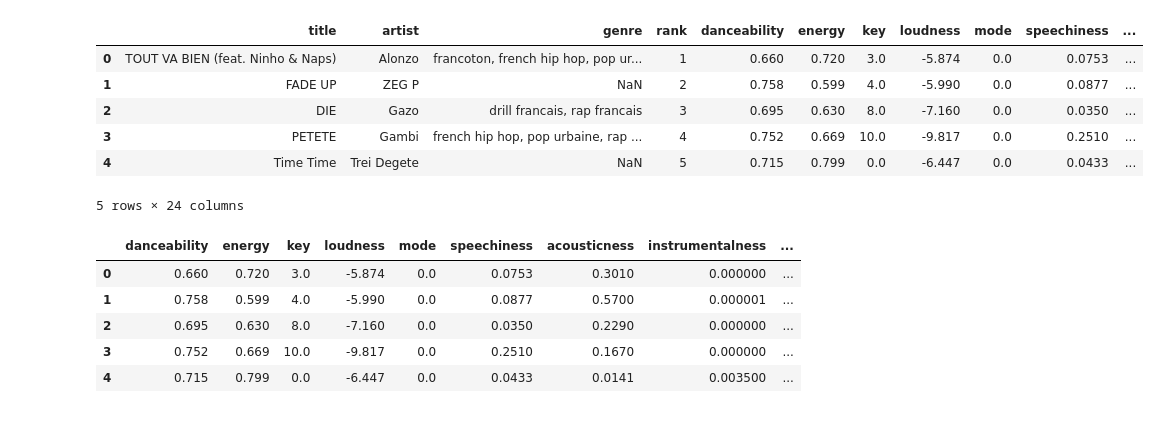
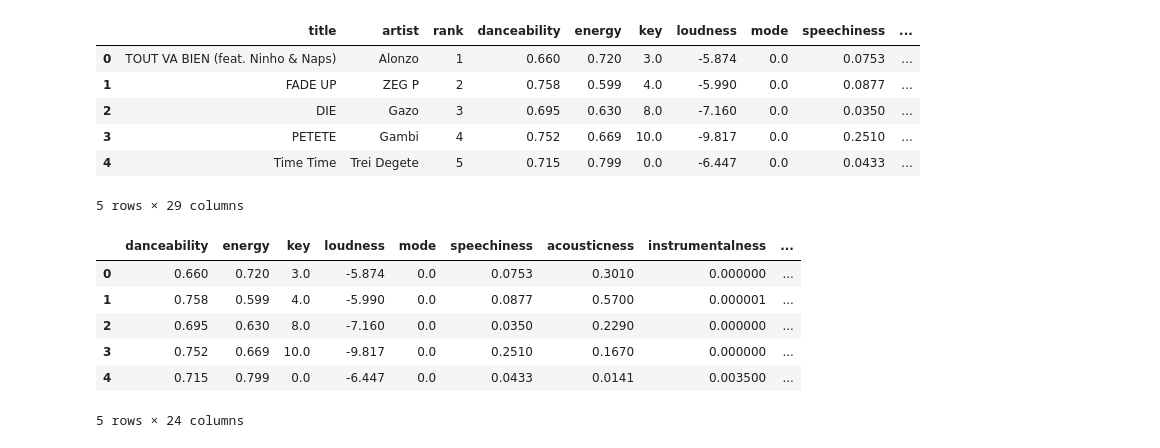
Before and after one commit to JustNao/NF21, a Jupyter notebook: dl_test.ipynb, the cells around one changed output. Saved outputs shown, nothing was run; the diff lists cells and outputs as text; code cells hidden in the pictures.

```diff
--- a/dl_test.ipynb
+++ b/dl_test.ipynb
@@ -11,20 +11,21 @@ from sklearn.decomposition import PCA
 # %%
 top = pd.read_csv('top200.csv')
 bottom = pd.read_csv('bottom200.csv')
 top['type'] = 0 # 0 for top
 bottom['type'] = 1 # 1 for bottom
 df = pd.concat([top, bottom], ignore_index=True)
+df = pd.get_dummies(df, columns=['genre'])
 df.head()
 # %% [output]
-|  | title | artist | genre | rank | danceability | energy | key | loudness | mode | speechiness | ... |
-| 0 | TOUT VA BIEN (feat. Ninho & Naps) | Alonzo | francoton, french hip hop, pop ur... | 1 | 0.660 | 0.720 | 3.0 | -5.874 | 0.0 | 0.0753 | ... |
-| 1 | FADE UP | ZEG P | NaN | 2 | 0.758 | 0.599 | 4.0 | -5.990 | 0.0 | 0.0877 | ... |
-| 2 | DIE | Gazo | drill francais, rap francais | 3 | 0.695 | 0.630 | 8.0 | -7.160 | 0.0 | 0.0350 | ... |
-| 3 | PETETE | Gambi | french hip hop, pop urbaine, rap ... | 4 | 0.752 | 0.669 | 10.0 | -9.817 | 0.0 | 0.2510 | ... |
-| 4 | Time Time | Trei Degete | NaN | 5 | 0.715 | 0.799 | 0.0 | -6.447 | 0.0 | 0.0433 | ... |
+|  | title | artist | rank | danceability | energy | key | loudness | mode | speechiness | ... |
+| 0 | TOUT VA BIEN (feat. Ninho & Naps) | Alonzo | 1 | 0.660 | 0.720 | 3.0 | -5.874 | 0.0 | 0.0753 | ... |
+| 1 | FADE UP | ZEG P | 2 | 0.758 | 0.599 | 4.0 | -5.990 | 0.0 | 0.0877 | ... |
+| 2 | DIE | Gazo | 3 | 0.695 | 0.630 | 8.0 | -7.160 | 0.0 | 0.0350 | ... |
+| 3 | PETETE | Gambi | 4 | 0.752 | 0.669 | 10.0 | -9.817 | 0.0 | 0.2510 | ... |
+| 4 | Time Time | Trei Degete | 5 | 0.715 | 0.799 | 0.0 | -6.447 | 0.0 | 0.0433 | ... |
-5 rows × 24 columns
+5 rows × 29 columns
 # %%
-df = df.drop(['title', 'artist', 'rank', 'lyrics', 'genre', 'id'], axis = 1)
+df = df.drop(['title', 'artist', 'rank', 'lyrics', 'id'], axis = 1)
 df.head()
 # %% [output]
 |  | danceability | energy | key | loudness | mode | speechiness | acousticness | instrumentalness | ... |
@@ -33,6 +34,7 @@ df.head()
 | 2 | 0.695 | 0.630 | 8.0 | -7.160 | 0.0 | 0.0350 | 0.2290 | 0.000000 | ... |
 | 3 | 0.752 | 0.669 | 10.0 | -9.817 | 0.0 | 0.2510 | 0.1670 | 0.000000 | ... |
 | 4 | 0.715 | 0.799 | 0.0 | -6.447 | 0.0 | 0.0433 | 0.0141 | 0.003500 | ... |
+5 rows × 24 columns
 # %%
 Y = df.pop('type')
 x = df.values #returns a numpy array
```
Also changed, not shown: parts of 7 cells of this notebook.
